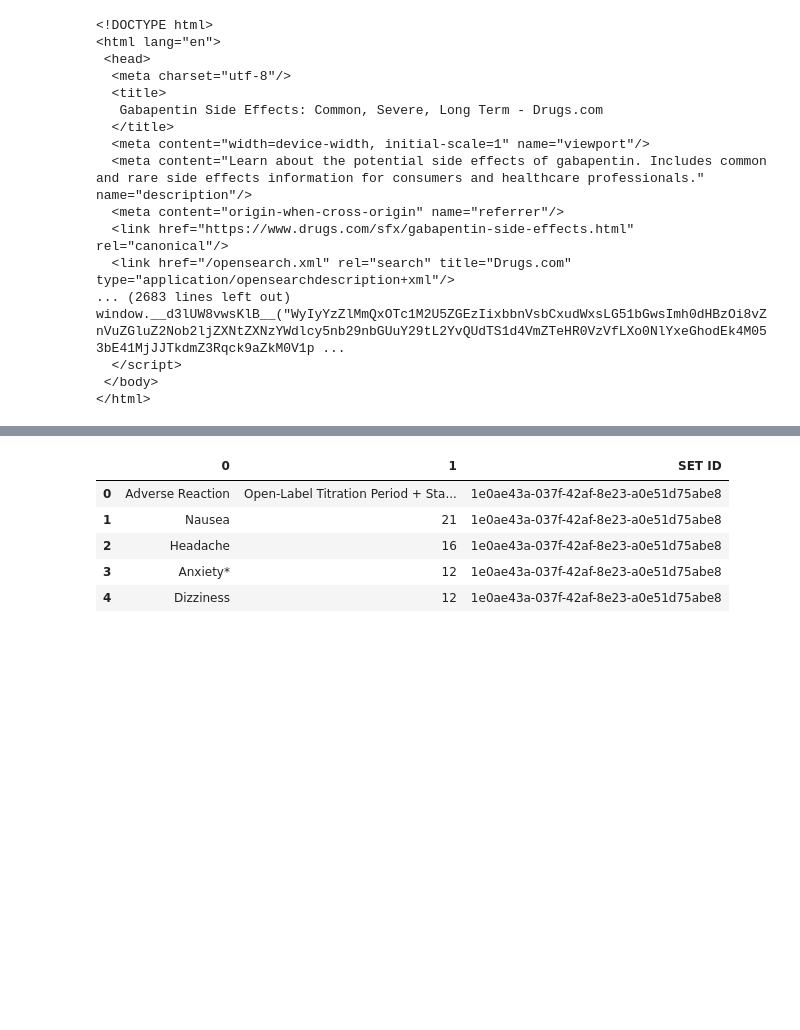
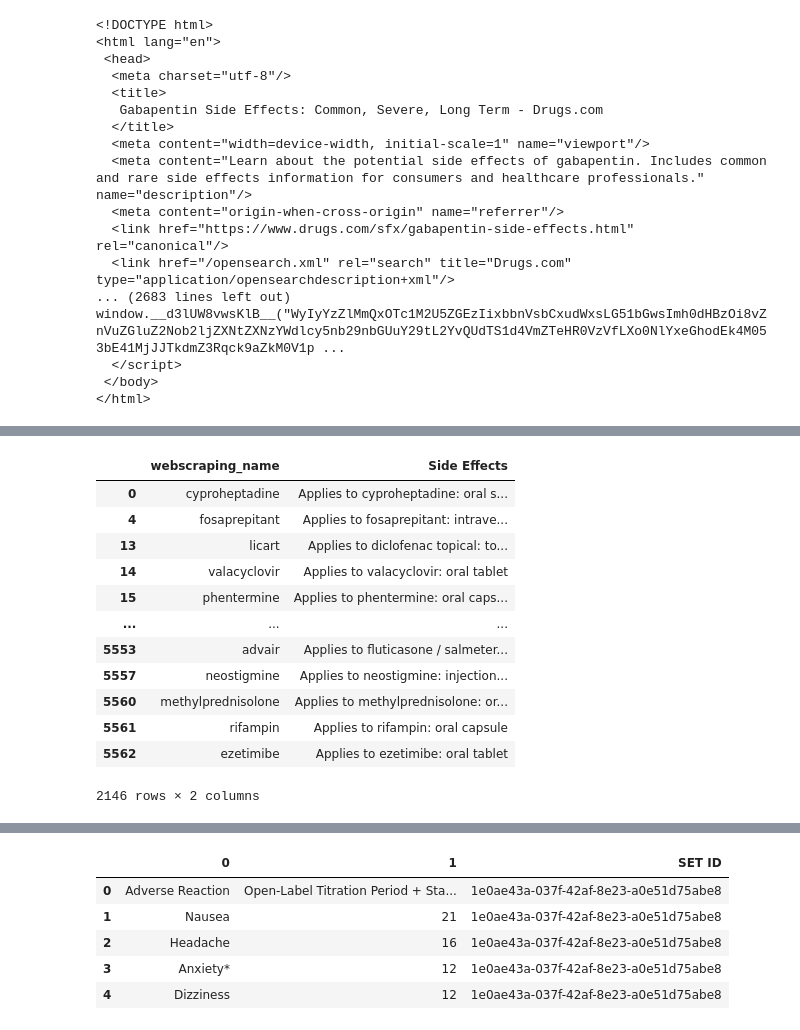
Before and after one commit to jacob-parks98/Smart_MAR, a Jupyter notebook: Smart_MAR.ipynb, the cells around one changed output, grey strips where cells are left out. Drawn from its saved outputs; the diff is of its cells as text; code cells hidden in the pictures; blank space fills up the shorter version.

```diff
--- a/Smart_MAR.ipynb
+++ b/Smart_MAR.ipynb
@@ -153,10 +207,28 @@ NameError: name 'adverse_reactions' is not defined
 # %%
-#TESTING FOR LOOP
-adverse_rxn = pd.DataFrame()
-for spl in ['1e0ae43a-037f-42af-8e23-a0e51d75abe8','94d13f48-fbca-67b4-e053-2995a90a791b','1a7e4806-3138-4b7a-b798-a99e163ee846']:
-    URL = f'https://nctr-crs.fda.gov/fdalabel/services/spl/set-ids/{spl}/spl-doc'
-    res = requests.get(URL)
-    soups = BS(res.text)
-    adverse_reaction = pd.read_html(str(soup.find_all('table')[4]))[0]
-    adverse_reaction['SET ID'] = spl
-    adverse_rxn = adverse_rxn.append(adverse_reaction)
+fda_df['webscraping_name'] = fda_df['Trade Name'].str.extract('(\w+)')
+# %%
+drug_name = {}
+sfx = {'webscraping_name':[],'Side Effects':[]}
+common_sfx = []
+other_sfx = []
+drug_side_efx = pd.DataFrame()
+for drug in list(fda_df['webscraping_name'][0:10]):
+    URL = f'https://www.drugs.com/sfx/{drug}-side-effects.html'
+    res = requests.get(URL)
+    soup_obj = BS(res.text)
+    drug_name = {'webscraping_name':f'{drug}'}
+    side_effect = soup_obj.find('p', attrs = {'class':False})
+    side_eff = side_effect.text
+    #side_efx = side_eff.split('.')
+#     common_sfx = side_efx[0]
+#     other_sfx = side_efx[1]
+#     common_sfx= common_sfx.split(':')
+#     other_sfx = other_sfx.split(':')
+#     common_sfx_dict = Convert(common_sfx)
+#     other_sfx_dict = Convert(other_sfx)
+#     common_sfx_dict.update(other_sfx_dict)
+#     common_sfx_dict.update(drug_name)
+    sfx['webscraping_name'].append(f'{drug}')
+    sfx['Side Effects'].append(side_eff)
+# %%
+sfx_df = pd.DataFrame(sfx)
@@ -162,0 +249,16 @@ for spl in ['1e0ae43a-037f-42af-8e23-a0e51d75abe8','94d13f48-fbca-67b4-e053-2995
+# %%
+sfx_df[sfx_df['Side Effects'].str.contains('Applies')]
+# %% [output]
+|  | webscraping_name | Side Effects |
+| 0 | cyproheptadine | Applies to cyproheptadine: oral s... |
+| 4 | fosaprepitant | Applies to fosaprepitant: intrave... |
+| 13 | licart | Applies to diclofenac topical: to... |
+| 14 | valacyclovir | Applies to valacyclovir: oral tablet |
+| 15 | phentermine | Applies to phentermine: oral caps... |
+| ... | ... | ... |
+| 5553 | advair | Applies to fluticasone / salmeter... |
+| 5557 | neostigmine | Applies to neostigmine: injection... |
+| 5560 | methylprednisolone | Applies to methylprednisolone: or... |
+| 5561 | rifampin | Applies to rifampin: oral capsule |
+| 5562 | ezetimibe | Applies to ezetimibe: oral tablet |
+2146 rows × 2 columns
```
Also changed, not shown: parts of 48 cells of this notebook.
